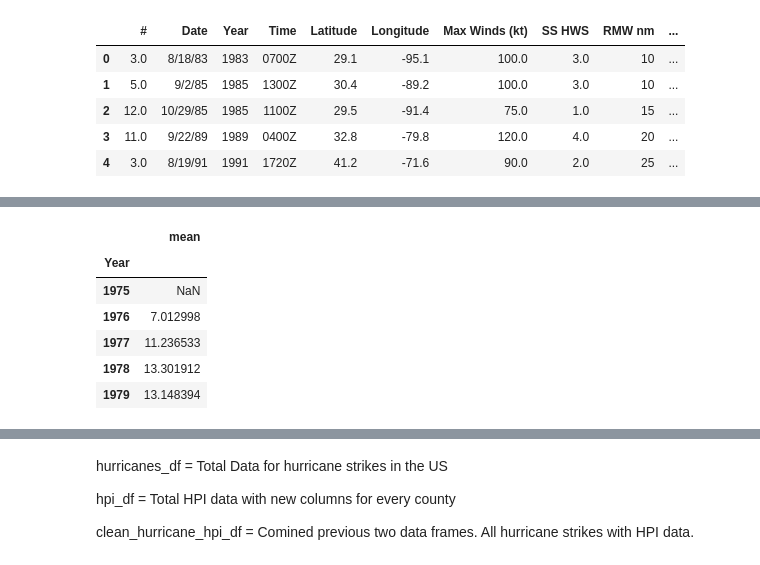
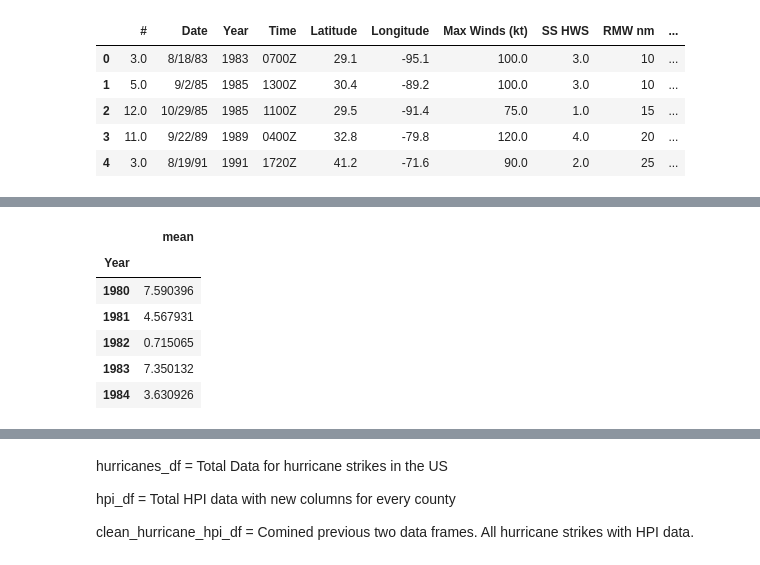
Before and after one commit to chrisadamsv/Dream-Team-Project1, a Jupyter notebook: Project_Data/Group 4 Project 1 MAIN.ipynb, the cells around one changed output, grey strips where cells are left out. Cells and saved outputs as stored; diff of their text form; code cells hidden in the pictures.

```diff
--- a/Project_Data/Group 4 Project 1 MAIN.ipynb
+++ b/Project_Data/Group 4 Project 1 MAIN.ipynb
@@ -262,0 +345,5 @@ hpi_df_csv.head()
+# %%
+hpi_income_df_csv = pd.read_csv('Output_CSVs/hpi_income_df.csv')
+hpi_income_df_csv['FIPS code'] = hpi_income_df_csv['FIPS code'].astype(str)
+hpi_income_df_csv['FIPS code'] = hpi_income_df_csv['FIPS code'].apply(lambda x: x.zfill(5))
+hpi_income_df_csv.head()
@@ -263,16 +358,16 @@ hpi_df_csv.head()
 # %%
 #Create an aggregate table to determine mean and median by year by state and by nation
-by_nation = hpi_df_csv.groupby(['Year'])
+by_nation = hpi_income_df_csv.groupby(['Year'])
 change_by_nation = by_nation['Annual Change (%)'].agg(['mean'])
 change_by_nation.head()
 # %% [output]
 |  | mean |
 | Year |  |
-| 1975 | NaN |
-| 1976 | 7.012998 |
-| 1977 | 11.236533 |
-| 1978 | 13.301912 |
-| 1979 | 13.148394 |
+| 1980 | 7.590396 |
+| 1981 | 4.567931 |
+| 1982 | 0.715065 |
+| 1983 | 7.350132 |
+| 1984 | 3.630926 |
 # %%
 prev_mean_national = []
 mean_national_1 = []
```
Also changed, not shown: parts of 14 cells of this notebook.
